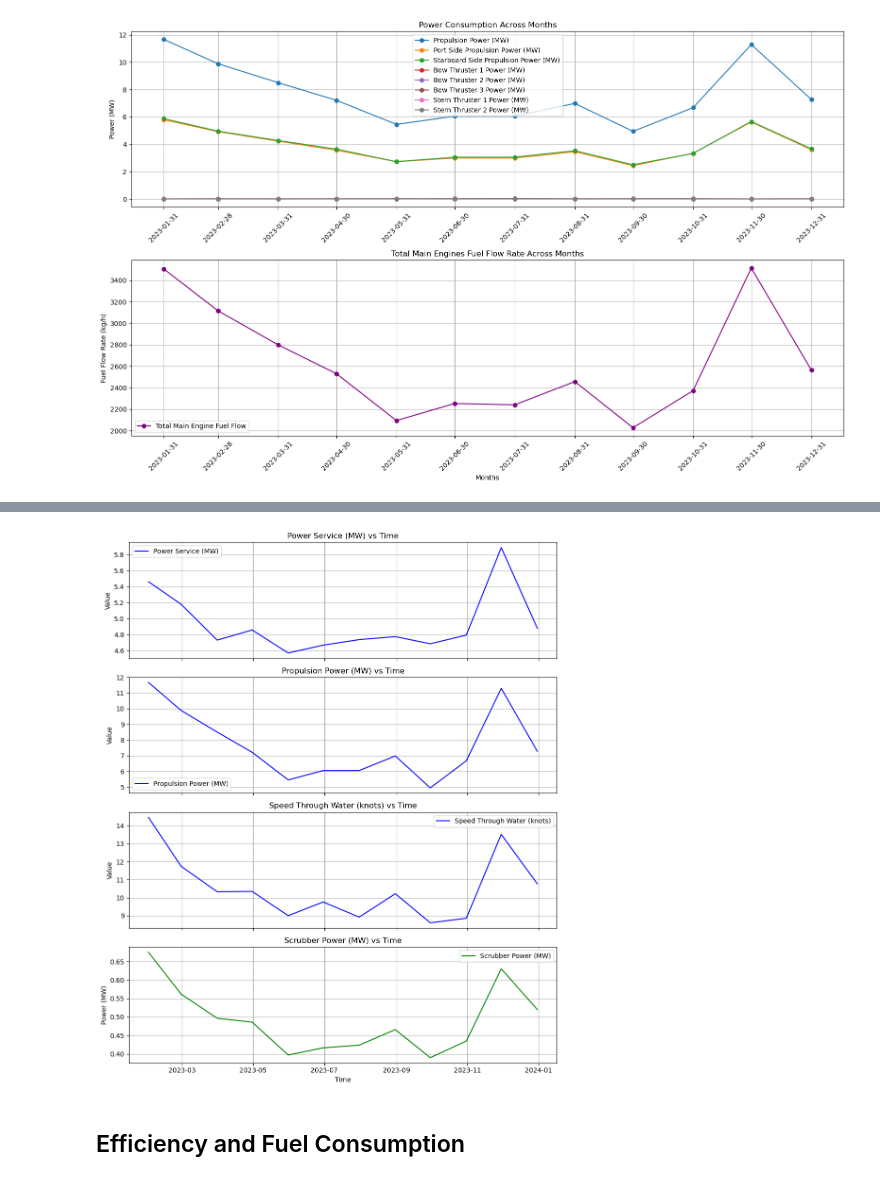
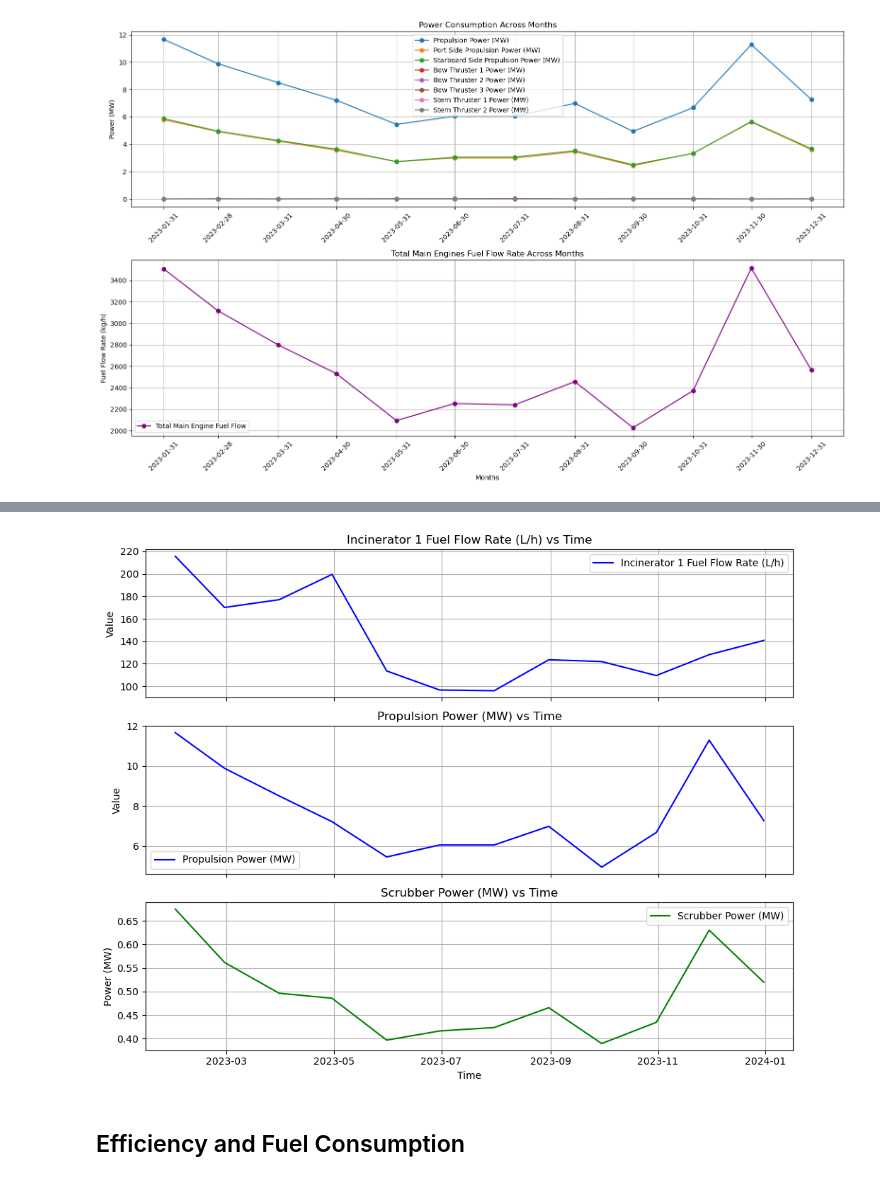
Before and after one commit to jeevasam30/Cruise_ship_analysis, a Jupyter notebook: Scripts/vessel1_analysis.ipynb, the cells around one changed output, grey strips where cells are left out. Cells and saved outputs as stored; diff of their text form; code cells hidden in the pictures.

Commit message:
Added srubber power analysis to both the scripts

```diff
--- a/Scripts/vessel1_analysis.ipynb
+++ b/Scripts/vessel1_analysis.ipynb
@@ -559,41 +548,37 @@ The code plots these variables over time in separate subplots to clearly show th
 
 These plots help visualize the positive correlation and provide insight into how scrubber power consumption varies with changes in other operational parameters.
 # %%
-
-# resampled_monthly
-
 # Columns of interest for positive correlation with Scrubber Power
 correlated_cols = [
-    'Power Service (MW)',
-    'Propulsion Power (MW)',
-    'Speed Through Water (knots)'
+    'Incinerator 1 Fuel Flow Rate (L/h)',
+    'Propulsion Power (MW)'
 ]
 
 # Create a figure with subplots, adding one more for Scrubber Power
-fig, axes = plt.subplots(nrows=len(correlated_cols) + 1, ncols=1, figsize=(10, 12), sharex=True)
+fig, axes = plt.subplots(nrows=len(correlated_cols) + 1, ncols=1, figsize=(10, 8), sharex=True)
 
 # Plot each correlated variable with Scrubber Power
 for i, col in enumerate(correlated_cols):
     axes[i].plot(resampled_monthly.index, resampled_monthly[col], color='blue', label=col)
     axes[i].set_title(f'{col} vs Time')
     axes[i].set_ylabel('Value')
     axes[i].grid(True)
     axes[i].legend()
 
 # Plot Scrubber Power separately on the last subplot
 scrubber_col = 'Scrubber Power (MW)'
 axes[len(correlated_cols)].plot(resampled_monthly.index, resampled_monthly[scrubber_col], color='green', label=scrubber_col)
 axes[len(correlated_cols)].set_title(f'{scrubber_col} vs Time')
 axes[len(correlated_cols)].set_xlabel('Time')
 axes[len(correlated_cols)].set_ylabel('Power (MW)')
 axes[len(correlated_cols)].grid(True)
 axes[len(correlated_cols)].legend()
 
 # Adjust layout and display
 plt.tight_layout()
 plt.show()
 # %% [output]
-[figure, old version]
+[figure, new version]
 # %% [markdown]
 ## Efficiency and Fuel Consumption
 # %% [markdown]
```
Also changed, not shown: parts of 1 cell of this notebook, 1 other file.
